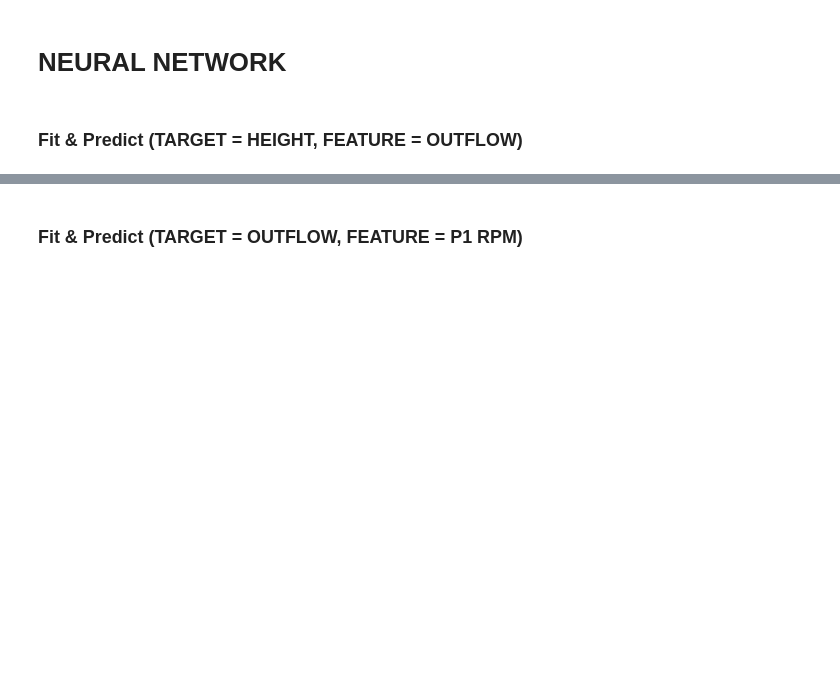
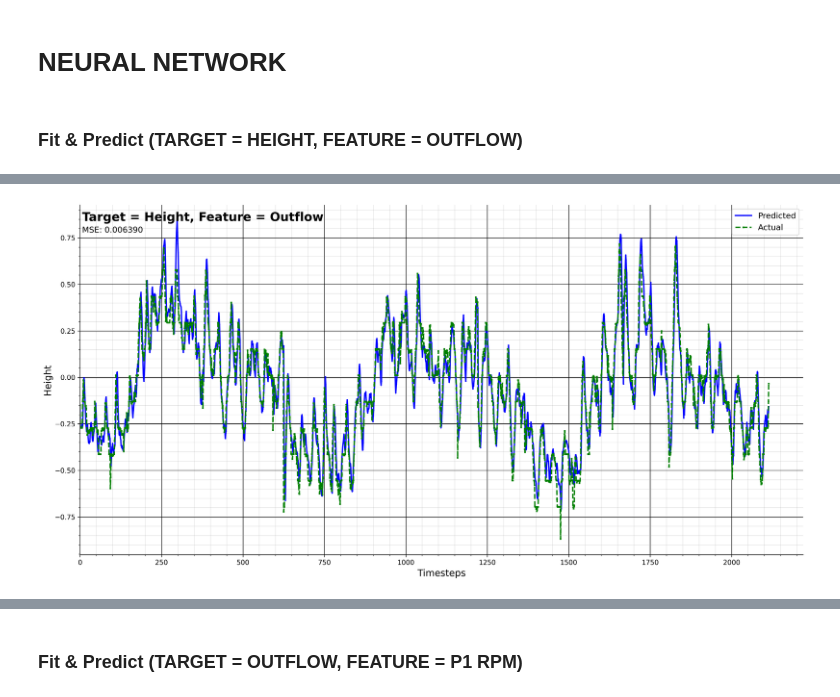
Before and after one commit to Carditis/Industrial-IoT-For-Digitization-Of-Electronic-Assets-Course, a Jupyter notebook: Final Project/ThomasNN.ipynb, the cells around one changed output, grey strips where cells are left out. Cells and saved outputs as stored; diff of their text form; code cells hidden in the pictures; blank space fills up the shorter version.

```diff
--- a/Final Project/ThomasNN.ipynb
+++ b/Final Project/ThomasNN.ipynb
@@ -118,26 +124,28 @@ print("MSE: ", mean_squared_error(y_test, yhat))
 # %%
 import matplotlib.pyplot as plt
 plt.figure(1, dpi = 300, figsize=(16,8))
 plt.plot(yhat, color='blue', linestyle='-', linewidth=2, marker='o', markersize=1, label='Predicted')
 plt.plot(y_test, color='green', linestyle='--', linewidth=2, marker='s', markersize=1.5, label='Actual')
-plt.figtext(0.06,0.94,"NN1: Inflow and Outflow", fontsize=18, ha='left', weight='bold') #TITLE
+plt.figtext(0.06,0.94,"Target = Height, Feature = Outflow", fontsize=18, ha='left', weight='bold') #TITLE
 plt.figtext(0.06,0.91,f'MSE: {mean_squared_error(y_test.reshape(-1,1), yhat.reshape(-1,1)):.6f}',fontsize=12,ha='left') #SUBTITLE
 plt.xlabel('Timesteps', fontsize=14)
-plt.ylabel('Inflow', fontsize=14)
+plt.ylabel('Height', fontsize=14)
 plt.xlim(0)
 
 # Adding a legend
 plt.legend(fontsize=12)
 
 # Adjusting the margins and layout
 plt.tight_layout()
 plt.grid(which='major', color='k', linestyle='-')
 plt.grid(which='minor', color='gray', linestyle='-', alpha=0.2)
 plt.minorticks_on()
 
 # Show the plot
 #plt.show()
 plt.savefig('NN1.png', transparent=True)
+# %% [output]
+[figure, added]
 # %%
 print("MSE: ", mean_squared_error(y_test.reshape(-1,1), yhat.reshape(-1,1)))
 #plot_results(y=y_test.reshape(-1,1), yhat=yhat.reshape(-1,1), n=1000, style='ggplot')
```
Also changed, not shown: parts of 17 cells of this notebook, 1 other file.
